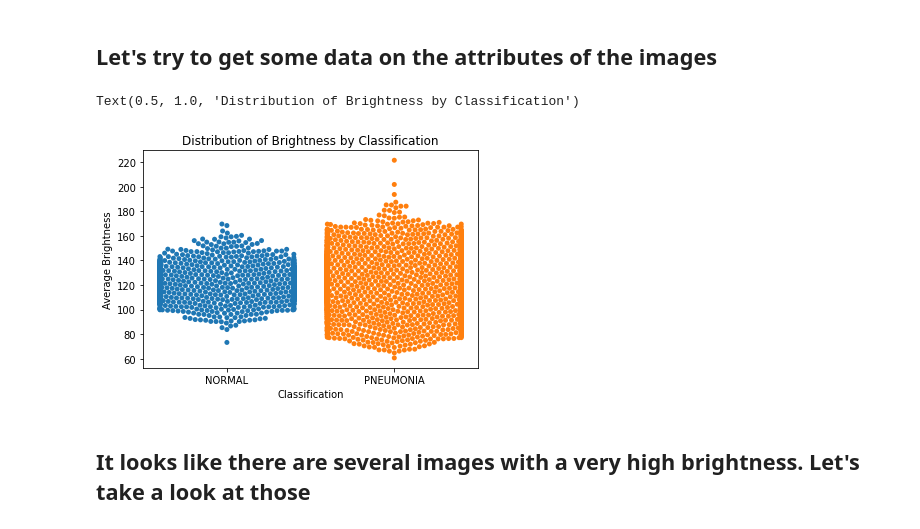
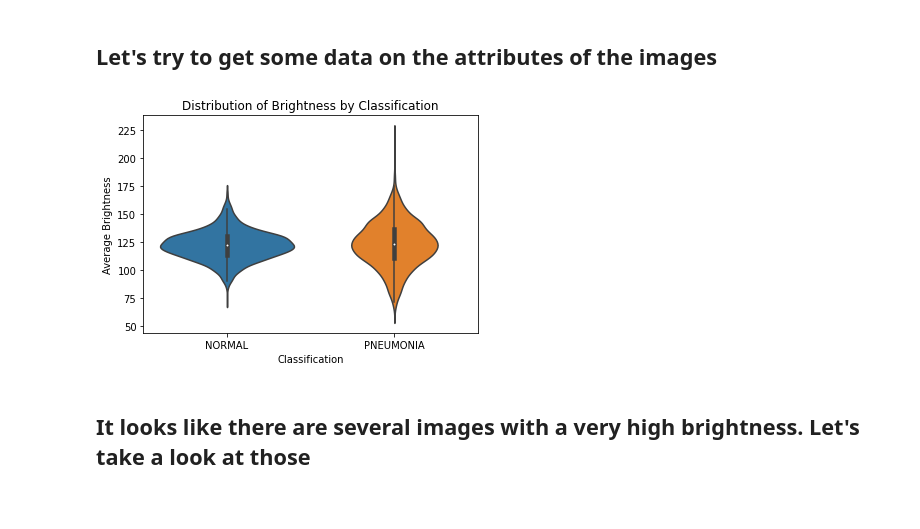
Before and after one commit to SeraphDev6/Pnuemonia_Image_Classification, a Jupyter notebook: Pneumonia_X_Ray_Classification.ipynb, the cells around one changed output. Cells and saved outputs as stored; diff of their text form; code cells hidden in the pictures.

```diff
--- a/Pneumonia_X_Ray_Classification.ipynb
+++ b/Pneumonia_X_Ray_Classification.ipynb
@@ -118,13 +119,13 @@ def get_average_brightness_df(root):
   return pd.DataFrame(data, columns = ["Average Brightness","Classification","Path"])
 df = get_average_brightness_df("/content/chest_xray/train/")
 # %%
-sns.swarmplot(data = df,
+sns.violinplot(data = df,
               x = "Classification",
               y = "Average Brightness")
 plt.gca().set_title("Distribution of Brightness by Classification")
+plt.show()
 # %% [output]
-Text(0.5, 1.0, 'Distribution of Brightness by Classification')
-[figure, old version]
+[figure, new version]
 # %% [markdown]
 ## It looks like there are several images with a very high brightness. Let's take a look at those
 # %%
```
Also changed, not shown: parts of 21 cells of this notebook, 2 other files.
